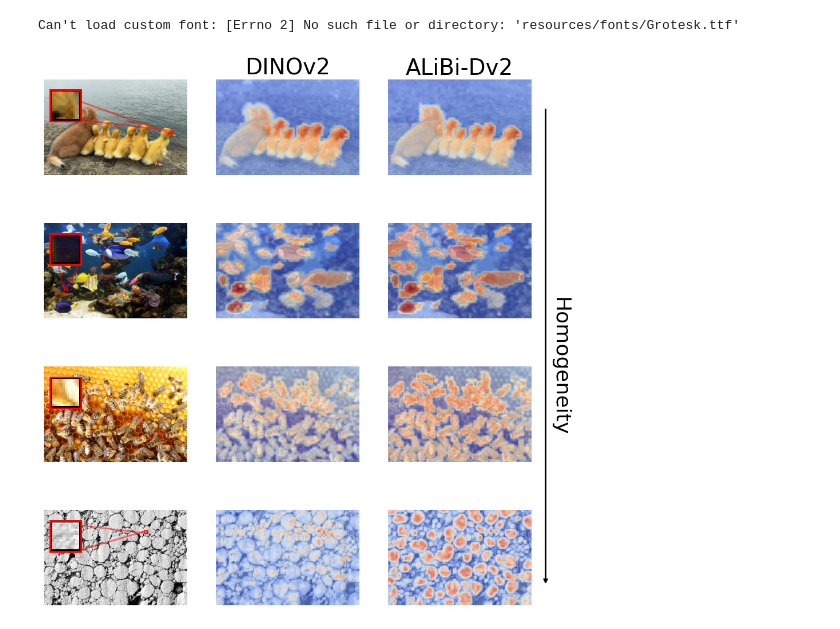
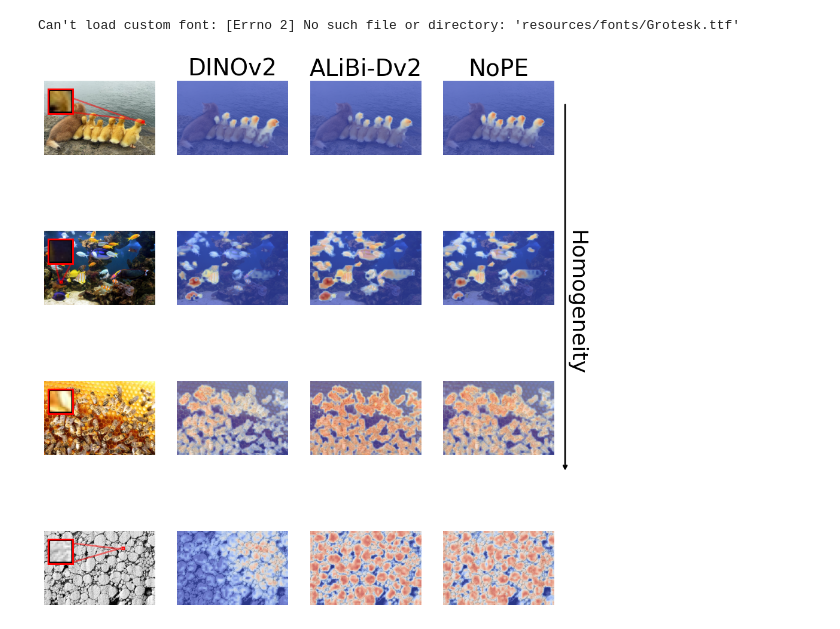
Before and after one commit to tldr-group/dino-saw, a Jupyter notebook: notebooks/paper_figures/03c_cosine_sim.ipynb, the cells around one changed output. Saved outputs shown, nothing was run; the diff lists cells and outputs as text; code cells hidden in the pictures.

```diff
--- a/notebooks/paper_figures/03c_cosine_sim.ipynb
+++ b/notebooks/paper_figures/03c_cosine_sim.ipynb
@@ -32,3 +30,16 @@ weights = torch.load("../../trained_models/alibi_homog_dv2_vits14_reg.pth", weig
 alibi_model.load_state_dict(weights)
 alibi_model.eval()
 None
+# %%
+S = 14
+nope_model = PretrainedViTWrapper(
+    MODEL_LIST[1],
+    stride=S,
+    add_flash_attn=False,
+    device="cuda:0",
+)
+weights = torch.load("../../experiments/20260127_1505/best_model.pth", weights_only=True, map_location="cuda:0")
+nope_model.load_state_dict(weights)
+nope_model.eval()
+print(nope_model.model.pos_embed)
+None
@@ -71,10 +91,12 @@ for file_name in ('ducklings_crop.png', 'aquarium.jpg', 'beehive.jpg', 'nmc_ml50
 
     images.append(img)
 # %%
-features = {'dv2': [], 'alibi': []}
+model_names = ['dv2', 'alibi', 'nope']
+models = [dv2_model, alibi_model, nope_model]
+features = {name: [] for name in model_names}
 
 for image in images:
-    for key, model in zip(('dv2', 'alibi'), [dv2_model, alibi_model]):
+    for key, model in zip(model_names, models):
         feats = get_features(model, image)
         feats = np.transpose(feats, (1, 2, 0))
         h, w, c = feats.shape
@@ -151,9 +173,9 @@ patch_locs = [(49, 20), (8, 25),  (9, 7),  (39, 8),]
 
 W, H = 3, 2.5
 FS = 28
-titles = ("DINOv2", "ALiBi-Dv2")
+titles = ("DINOv2", "ALiBi-Dv2", 'NoPE')
 
-fig, axs = plt.subplots(len(images), 3, figsize=(11, H * 5))
+fig, axs = plt.subplots(len(images), 1 + len(models), figsize=(11, H * 5))
 
 i = 0
 for image in images:
@@ -171,7 +193,7 @@ for image in images:
     artist = Rectangle((loc[0] * S, loc[1] * S), S, S, color='red', fill=False, linewidth=1)
     axs[i, 0].add_artist(artist)
 
-    for k, (key, model) in enumerate(zip(('dv2', 'alibi'), [dv2_model, alibi_model])):
+    for k, (key, model) in enumerate(zip(model_names, models)):
 
         if i == 0:
             axs[0, j].set_title(f'{titles[k]}', fontsize=FS)
@@ -185,35 +207,35 @@ for image in images:
         flat = emb.reshape(emb.shape[0], -1)
         sim = np.dot(ref_emb, flat) / (norm(ref_emb) * norm(flat, axis=0) + 1e-8)
         sim = sim.reshape((h, w))
 
         sim_map_resized = resize(
         sim,
         (image.height, image.width),
         order=1,  # bilinear
         preserve_range=True,
         anti_aliasing=True
     )
 
         axs[i, j].imshow(image)
-        axs[i, j].imshow(sim_map_resized, cmap='coolwarm', alpha=0.7, interpolation='bilinear',)
+        axs[i, j].imshow(sim_map_resized, cmap='coolwarm', alpha=0.7, interpolation='bilinear', vmin=0.6, vmax=1)
         axs[i, j].axis("off")
 
         j += 1
 
     for ax in axs[i]:
         ax.set_axis_off()
     i += 1
 
 
 ARROW_X = 1.1
-axs[0, 2].annotate('', xy=(ARROW_X, 0.7), xycoords='axes fraction', xytext=(ARROW_X, -4.3),
+axs[0, -1].annotate('', xy=(ARROW_X, 0.7), xycoords='axes fraction', xytext=(ARROW_X, -4.3),
             arrowprops=dict(arrowstyle="<-", color='black', linewidth=2))
-axs[0, 2].text(ARROW_X + 0.1, -2, 'Homogeneity', transform=axs[0, 2].transAxes,
+axs[0, -1].text(ARROW_X + 0.1, -2, 'Homogeneity', transform=axs[0, -1].transAxes,
             fontsize=FS - 2, rotation=270, va='center', ha='center')
 
 
 plt.tight_layout()
-plt.savefig('saved/03c.png', dpi=300, bbox_inches='tight')
+plt.savefig('saved/03c_.png', dpi=300, bbox_inches='tight')
 # %% [output]
 Can't load custom font: [Errno 2] No such file or directory: 'resources/fonts/Grotesk.ttf'
-[figure, old version]
+[figure, new version]
```
Also changed, not shown: parts of 3 cells of this notebook, 5 other files.
